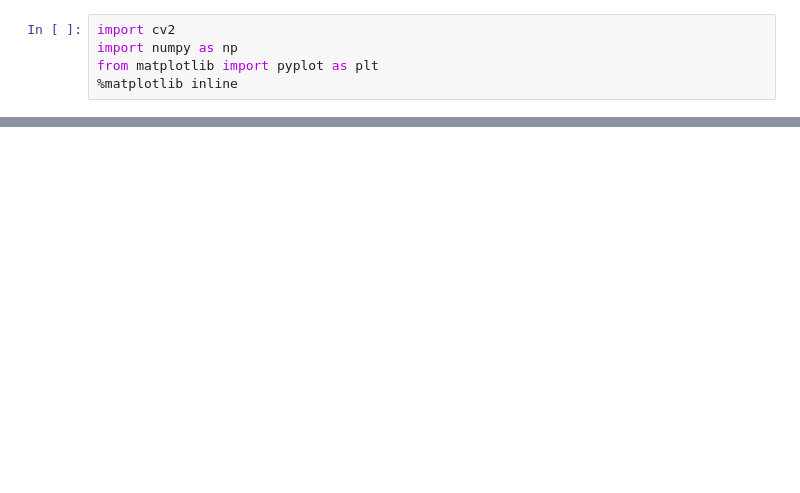
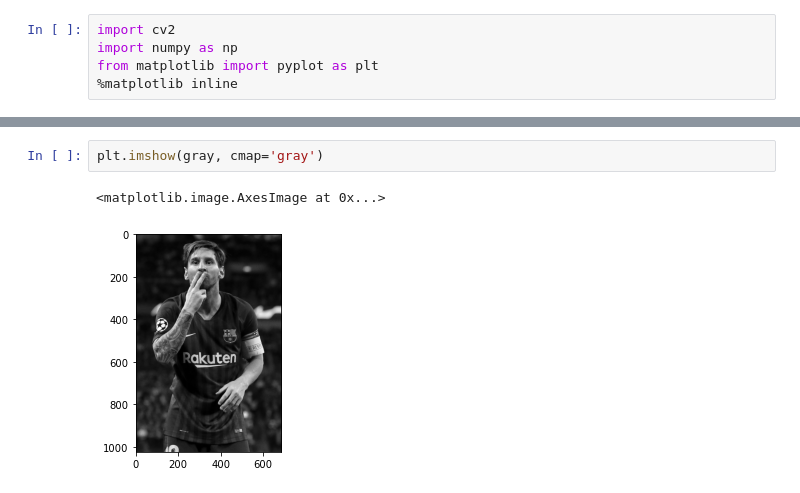
Before and after one commit to Shubhangvanjani/CelebrityFaceClassification, a Jupyter notebook: model/sports_person_classifier_model.ipynb, the cells around one changed output, grey strips where cells are left out. Drawn from its saved outputs; the diff is of its cells as text; blank space fills up the shorter version.

```diff
--- a/model/sports_person_classifier_model.ipynb
+++ b/model/sports_person_classifier_model.ipynb
@@ -15,0 +31,5 @@ plt.imshow(img)
+# %%
+plt.imshow(gray, cmap='gray')
+# %% [output]
+<matplotlib.image.AxesImage at 0x...>
+[figure, added]
```
Also changed, not shown: parts of 18 cells of this notebook, 29 other files.
